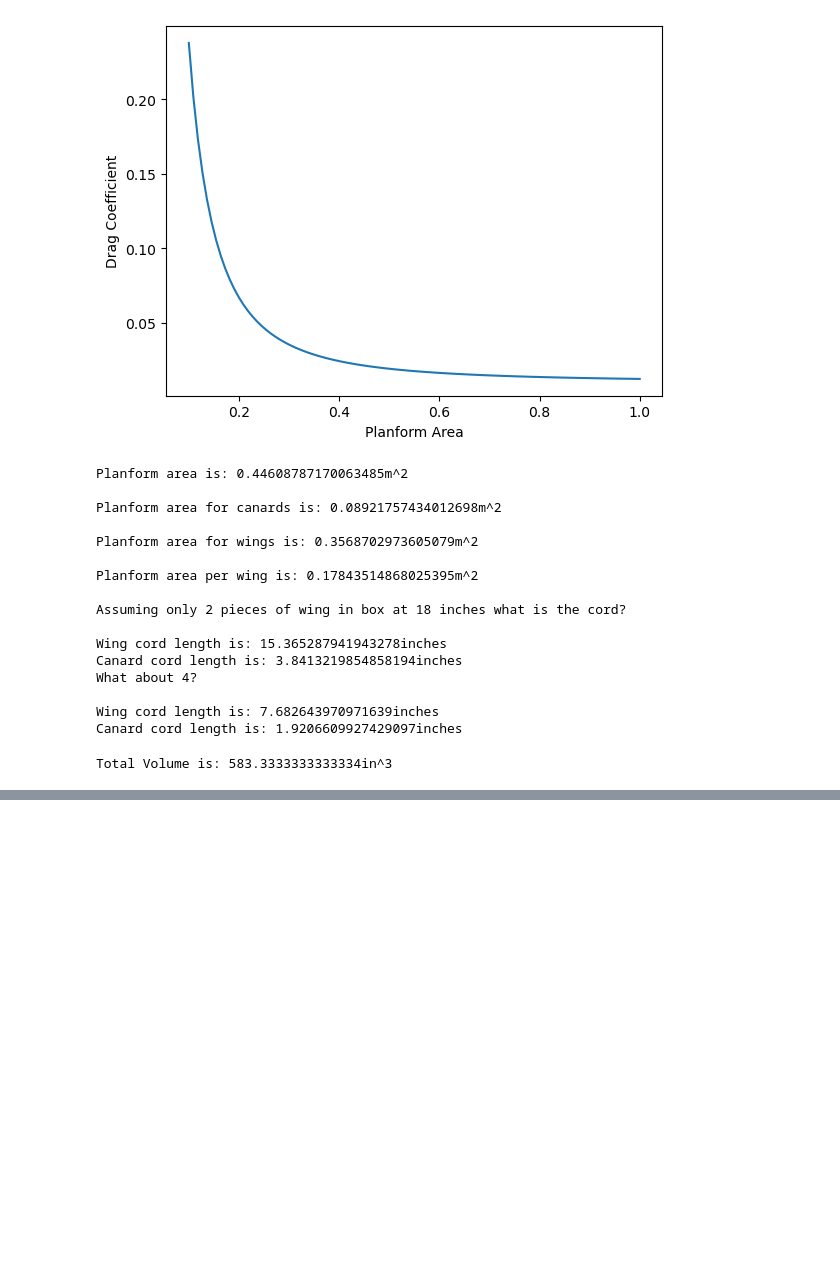
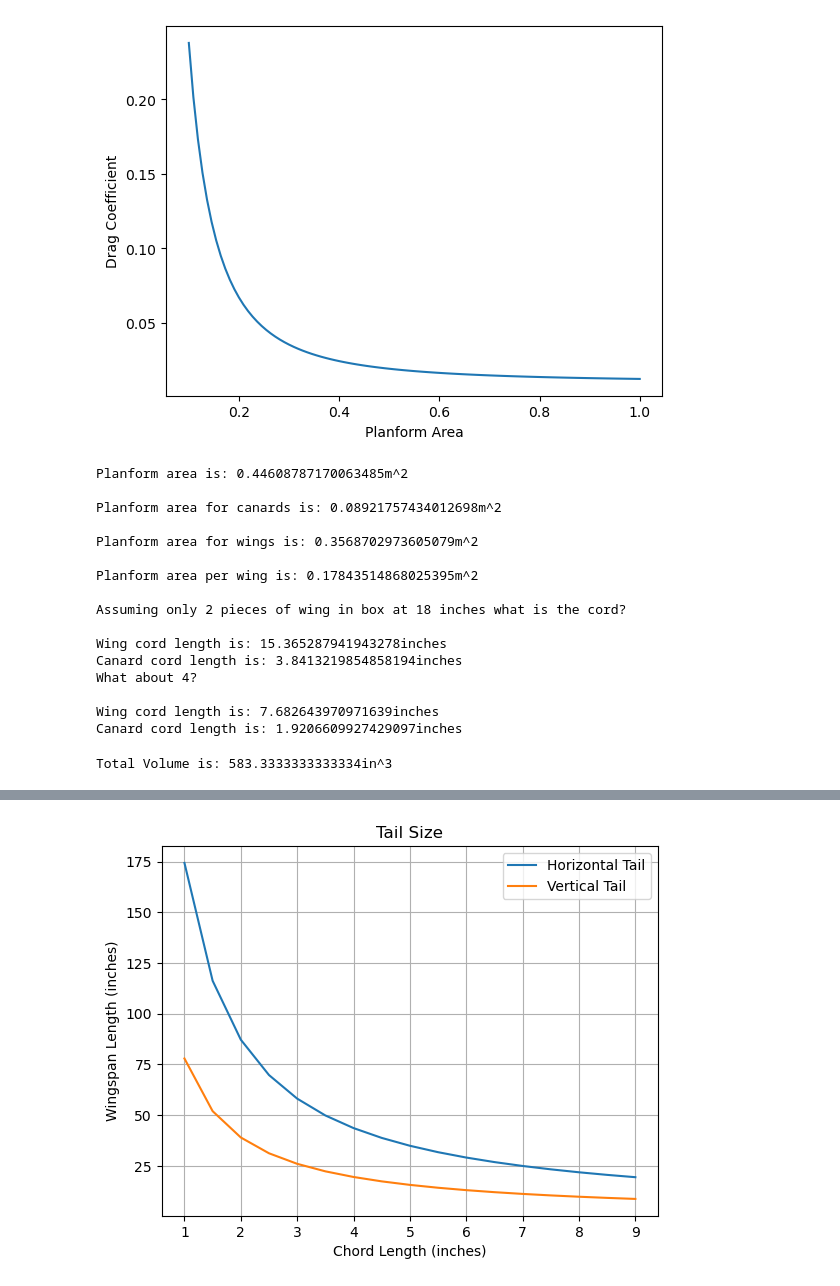
Before and after one commit to Jacks-Cloud/VTOL-Vision, a Jupyter notebook: Initial_Calculations.ipynb, the cells around one changed output, grey strips where cells are left out. Saved outputs shown, nothing was run; the diff lists cells and outputs as text; code cells hidden in the pictures; blank space fills up the shorter version.

```diff
--- a/Initial_Calculations.ipynb
+++ b/Initial_Calculations.ipynb
@@ -122,3 +122,87 @@ TotalVolume = (2*a**3/3) + b * a**2
 print(f'Total Volume is: {TotalVolume}in^3')
 # %% [output]
 Total Volume is: 583.3333333333334in^3
+# %%
+## This document is going to calculation the size of the vertical and horizontal tail sizes relative to the wing size. The code is specifically for the design 1 aircraft (without the canards).
+
+# importining pint ($ pip install pint)
+import pint
+import numpy as np
+import matplotlib.pyplot as plt
+
+# using function ureg to convert between metric and imperial
+ureg = pint.UnitRegistry()
+
+
+# Our Calculated/Given variables
+S_ref_meter=0.44608787 * ureg.meter**2
+S_ref_inch=S_ref_meter.to(ureg.inch**2)
+
+chord_inch=9.25 * ureg.inch
+chord_meter=chord_inch.to(ureg.meter)
+
+wingspan_inch=62 * ureg.inch
+wingspan_meter=wingspan_inch.to(ureg.meter)
+
+
+# Horizontal Tail Sizing Calculations
+# C_HT = S_HT * L_HT / ( chord * S_ref)
+
+# C_HT value shoudl be between 0.3-0.6
+C_HT=0.3  # unitless
+
+# Educated guess on what L_HT would be
+L_HT=11 * ureg.inch
+
+S_HT=C_HT*chord_inch*S_ref_inch/L_HT
+print('Surface area of the Horizontal Tail is =', S_HT)
+
+# Estimated Horizontal Tail chord and length
+HT_chord=np.array([1,1.5,2,2.5,3,3.5,4,4.5,5,5.5,6,6.5,7,7.5,8,8.5,9]) * ureg.inch
+#print('Chord of Horizontal Tail =', HT_chord)
+
+HT_length=S_HT/HT_chord
+#print('Length of Horizontal Tail =', HT_length)
+
+
+
+# with the current designed canard, this is what the ideal distance away from the center of gravity should be
+S_HT_canard=138.2644802405613 * ureg.inch**2
+
+L_HT_ideal=C_HT*chord_inch*S_ref_inch/S_HT_canard
+print('Ideal distance between center of gravity and 1/4 chord of the canard with its current 1:3 ratio =', L_HT_ideal)
+
+
+
+# Vertical Tail Sizing Calculations
+# C_VT = S_VT * L_VT / ( wingspan * S_ref)
+
+# C_VT value shoudl be between 0.02-0.05
+C_VT=0.02  # unitless
+
+# Educated guess on what L_VT would be
+L_VT=11 * ureg.inch
+
+S_VT=C_VT*wingspan_inch*S_ref_inch/L_VT
+print('Surface area of the Vertical Tail is =', S_VT)
+
+# Estimated Vertical Tail chord and length
+VT_chord=np.array([1,1.5,2,2.5,3,3.5,4,4.5,5,5.5,6,6.5,7,7.5,8,8.5,9]) * ureg.inch
+#print('Chord of Vertical Tail =', HT_chord)
+
+VT_length=S_VT/VT_chord
+#print('Length of Vertical Tail =', HT_length)
+
+
+
+plt.plot(HT_chord,HT_length)
+plt.plot(VT_chord,VT_length)
+
+plt.title("Tail Size")
+plt.xlabel("Chord Length (inches)")
+plt.ylabel("Wingspan Length (inches)")
+plt.legend(["Horizontal Tail", "Vertical Tail"])
+plt.grid()
+
+plt.savefig('Tail_Sizing.png')
+# %% [output]
@@ -124,0 +212 @@ Total Volume is: 583.3333333333334in^3
+[figure, added]
```
Also changed, not shown: parts of 1 cell of this notebook, 3 other files.
